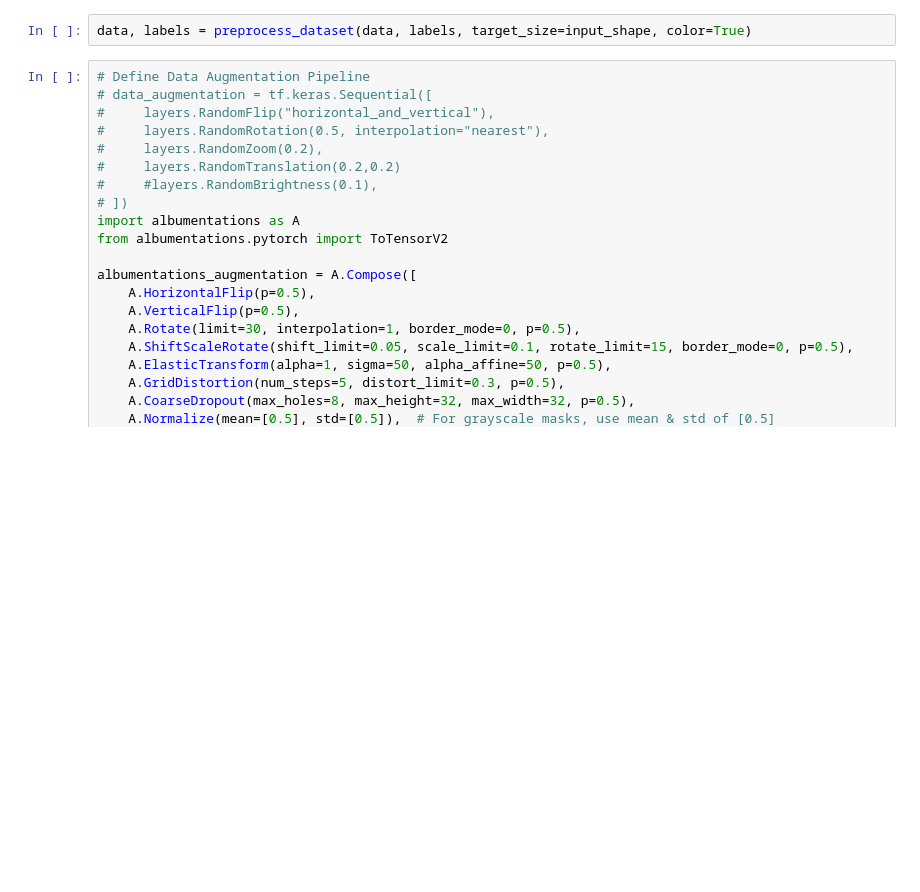
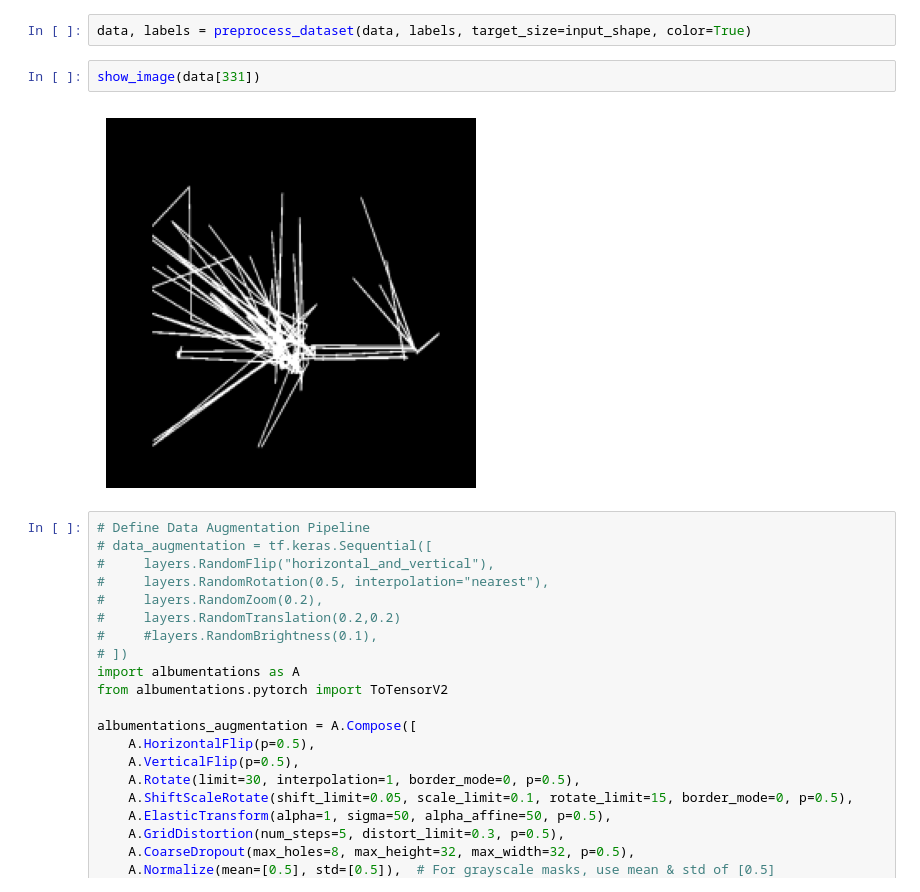
Before and after one commit to rkishibe/diaggaze, a Jupyter notebook: autism2.ipynb, the cells around one changed output. Cells and saved outputs as stored; diff of their text form; blank space fills up the shorter version.

```diff
--- a/autism2.ipynb
+++ b/autism2.ipynb
@@ -371,5 +359,9 @@ plt.show()
 # %%
 data, labels = preprocess_dataset(data, labels, target_size=input_shape, color=True)
+# %%
+show_image(data[331])
+# %% [output]
+[figure, added]
 # %%
 # Define Data Augmentation Pipeline
 # data_augmentation = tf.keras.Sequential([
```
Also changed, not shown: parts of 5 cells of this notebook, 21 other files.
